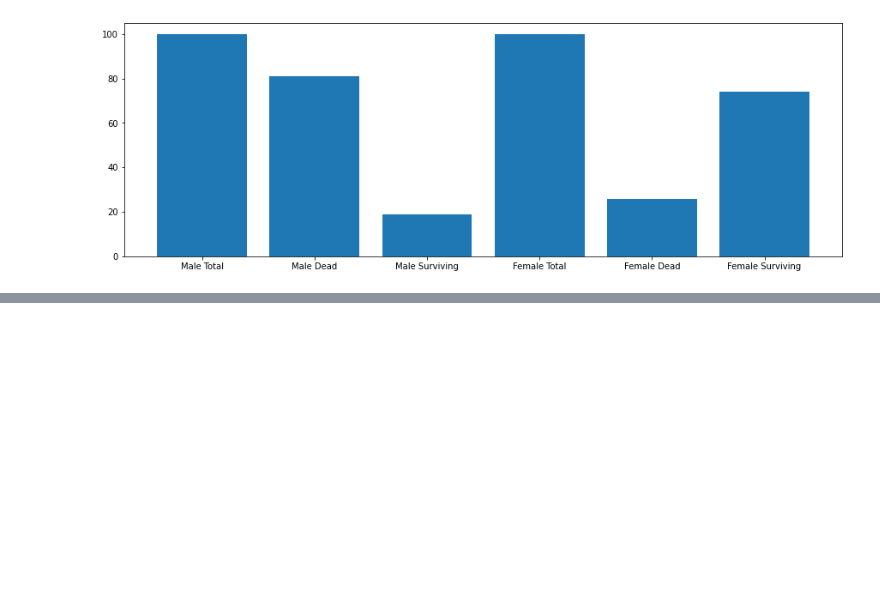
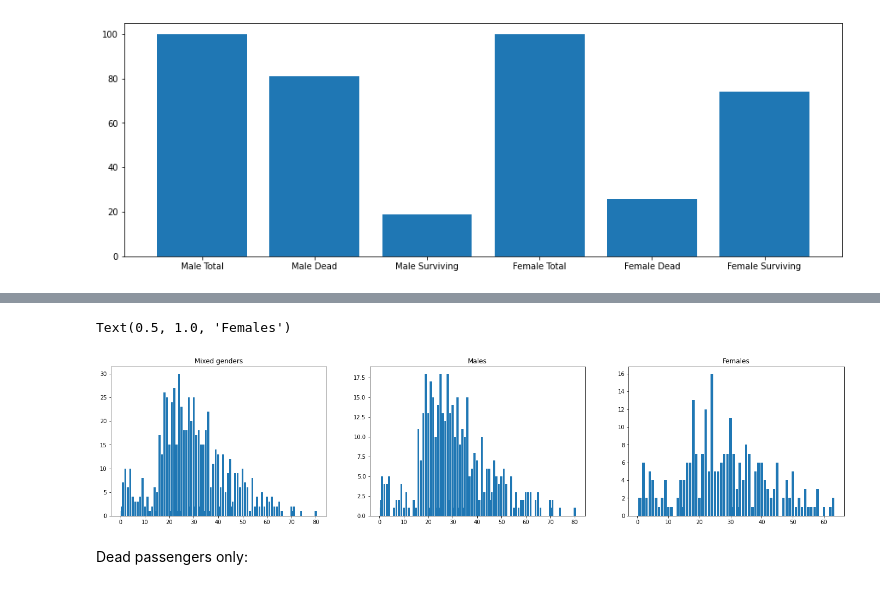
Before and after one commit to GeoffreyKarnbach/Titanic-Survival-Analysis, a Jupyter notebook: analyse.ipynb, the cells around one changed output, grey strips where cells are left out. Cells and saved outputs as stored; diff of their text form; code cells hidden in the pictures; blank space fills up the shorter version.

Commit message:
Age analysis
Somehow, not all passengers get counted -> Need to find error and fix

```diff
--- a/analyse.ipynb
+++ b/analyse.ipynb
@@ -180,0 +191,29 @@ plt.bar(["Male Total","Male Dead","Male Surviving","Female Total","Female Dead",
+# %%
+# No matter dead or alive
+agesMixed = df["Age"].unique()
+agesMixed = agesMixed[~np.isnan(agesMixed)]
+counterMixed = [df[df.Age == val].shape[0] for val in agesMixed]
+
+ageMales = malePassengers["Age"].unique()
+ageMales = ageMales[~np.isnan(ageMales)]
+counterMale = [df[(df["Age"] == val) & (df["Sex"] == "male")].shape[0] for val in ageMales]
+
+ageFemale = femalePassengers["Age"].unique()
+ageFemale = ageFemale[~np.isnan(ageFemale)]
+counterFemale = [df[(df["Age"] == val) & (df["Sex"] == "female")].shape[0] for val in ageFemale]
+# %%
+plt.figure(figsize=(24, 5))
+plt.subplot(131)
+plt.bar(agesMixed, counterMixed)
+plt.title("Mixed genders")
+plt.subplot(132)
+plt.bar(ageMales, counterMale)
+plt.title("Males")
+plt.subplot(133)
+plt.bar(ageFemale, counterFemale)
+plt.title("Females")
+# %% [output]
+Text(0.5, 1.0, 'Females')
+[figure, added]
+# %% [markdown]
+Dead passengers only:
```
Also changed, not shown: parts of 9 cells of this notebook.
